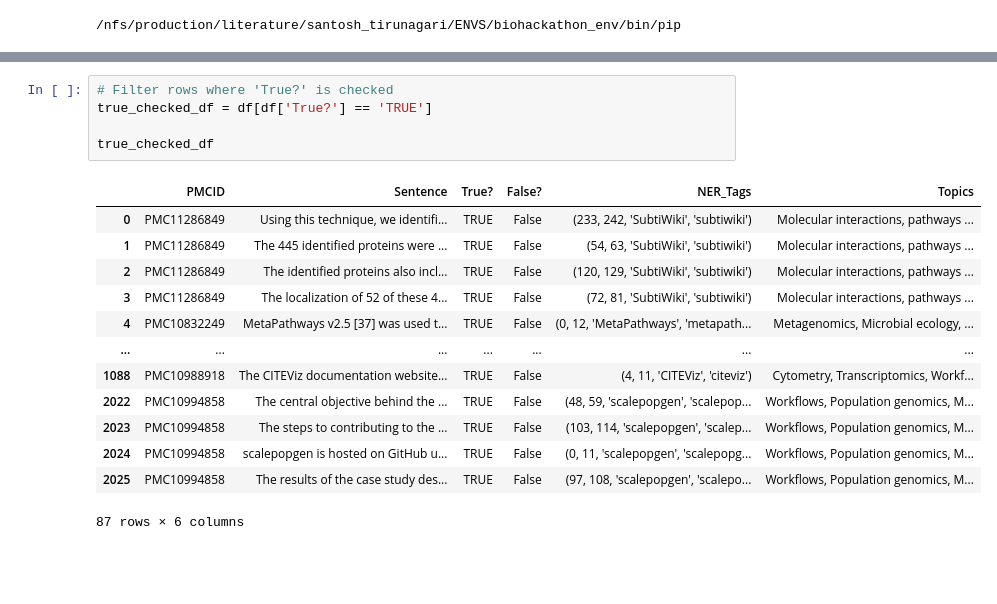
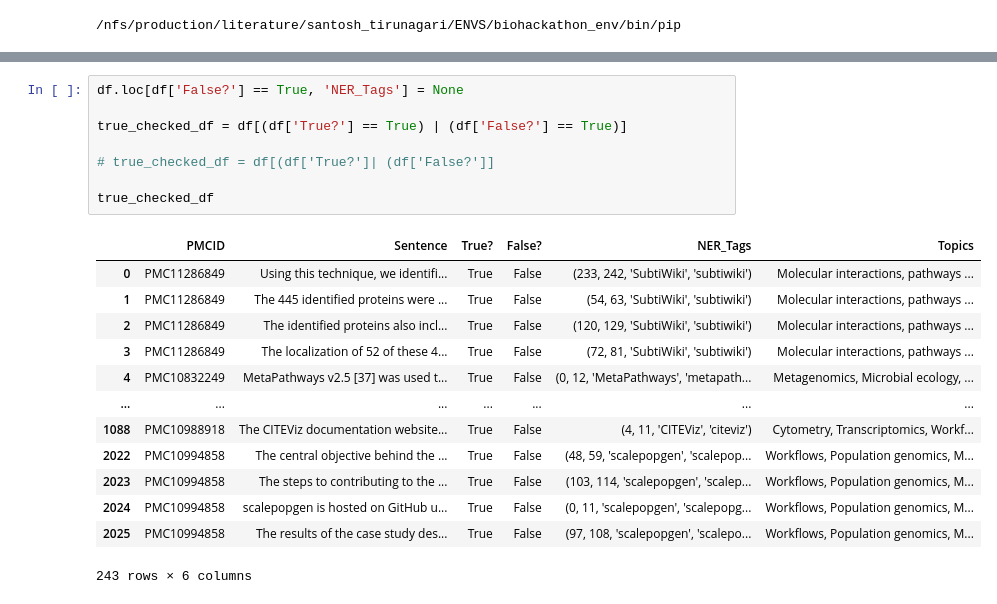
Before and after one commit to bio-tools/biohackathon2024, a Jupyter notebook: ml_training/01_data_preprocessing.ipynb, the cells around one changed output, grey strips where cells are left out. Drawn from its saved outputs; the diff is of its cells as text; blank space fills up the shorter version.

```diff
--- a/ml_training/01_data_preprocessing.ipynb
+++ b/ml_training/01_data_preprocessing.ipynb
@@ -22,19 +49,22 @@ df.head()
-# %%
-# Filter rows where 'True?' is checked
-true_checked_df = df[df['True?'] == 'TRUE']
-
-true_checked_df
-# %% [output]
-|  | PMCID | Sentence | True? | False? | NER_Tags | Topics |
-| 0 | PMC11286849 | Using this technique, we identifi... | TRUE | False | (233, 242, 'SubtiWiki', 'subtiwiki') | Molecular interactions, pathways ... |
-| 1 | PMC11286849 | The 445 identified proteins were ... | TRUE | False | (54, 63, 'SubtiWiki', 'subtiwiki') | Molecular interactions, pathways ... |
-| 2 | PMC11286849 | The identified proteins also incl... | TRUE | False | (120, 129, 'SubtiWiki', 'subtiwiki') | Molecular interactions, pathways ... |
-| 3 | PMC11286849 | The localization of 52 of these 4... | TRUE | False | (72, 81, 'SubtiWiki', 'subtiwiki') | Molecular interactions, pathways ... |
-| 4 | PMC10832249 | MetaPathways v2.5 [37] was used t... | TRUE | False | (0, 12, 'MetaPathways', 'metapath... | Metagenomics, Microbial ecology, ... |
-| ... | ... | ... | ... | ... | ... | ... |
-| 1088 | PMC10988918 | The CITEViz documentation website... | TRUE | False | (4, 11, 'CITEViz', 'citeviz') | Cytometry, Transcriptomics, Workf... |
-| 2022 | PMC10994858 | The central objective behind the ... | TRUE | False | (48, 59, 'scalepopgen', 'scalepop... | Workflows, Population genomics, M... |
-| 2023 | PMC10994858 | The steps to contributing to the ... | TRUE | False | (103, 114, 'scalepopgen', 'scalep... | Workflows, Population genomics, M... |
-| 2024 | PMC10994858 | scalepopgen is hosted on GitHub u... | TRUE | False | (0, 11, 'scalepopgen', 'scalepopg... | Workflows, Population genomics, M... |
-| 2025 | PMC10994858 | The results of the case study des... | TRUE | False | (97, 108, 'scalepopgen', 'scalepo... | Workflows, Population genomics, M... |
-87 rows × 6 columns
+# %%
+df.loc[df['False?'] == True, 'NER_Tags'] = None
+
+true_checked_df = df[(df['True?'] == True) | (df['False?'] == True)]
+
+# true_checked_df = df[(df['True?']| (df['False?']]
+
+true_checked_df
+# %% [output]
+|  | PMCID | Sentence | True? | False? | NER_Tags | Topics |
+| 0 | PMC11286849 | Using this technique, we identifi... | True | False | (233, 242, 'SubtiWiki', 'subtiwiki') | Molecular interactions, pathways ... |
+| 1 | PMC11286849 | The 445 identified proteins were ... | True | False | (54, 63, 'SubtiWiki', 'subtiwiki') | Molecular interactions, pathways ... |
+| 2 | PMC11286849 | The identified proteins also incl... | True | False | (120, 129, 'SubtiWiki', 'subtiwiki') | Molecular interactions, pathways ... |
+| 3 | PMC11286849 | The localization of 52 of these 4... | True | False | (72, 81, 'SubtiWiki', 'subtiwiki') | Molecular interactions, pathways ... |
+| 4 | PMC10832249 | MetaPathways v2.5 [37] was used t... | True | False | (0, 12, 'MetaPathways', 'metapath... | Metagenomics, Microbial ecology, ... |
+| ... | ... | ... | ... | ... | ... | ... |
+| 1088 | PMC10988918 | The CITEViz documentation website... | True | False | (4, 11, 'CITEViz', 'citeviz') | Cytometry, Transcriptomics, Workf... |
+| 2022 | PMC10994858 | The central objective behind the ... | True | False | (48, 59, 'scalepopgen', 'scalepop... | Workflows, Population genomics, M... |
+| 2023 | PMC10994858 | The steps to contributing to the ... | True | False | (103, 114, 'scalepopgen', 'scalep... | Workflows, Population genomics, M... |
+| 2024 | PMC10994858 | scalepopgen is hosted on GitHub u... | True | False | (0, 11, 'scalepopgen', 'scalepopg... | Workflows, Population genomics, M... |
+| 2025 | PMC10994858 | The results of the case study des... | True | False | (97, 108, 'scalepopgen', 'scalepo... | Workflows, Population genomics, M... |
+243 rows × 6 columns
```
Also changed, not shown: parts of 10 cells of this notebook, 3 other files.
